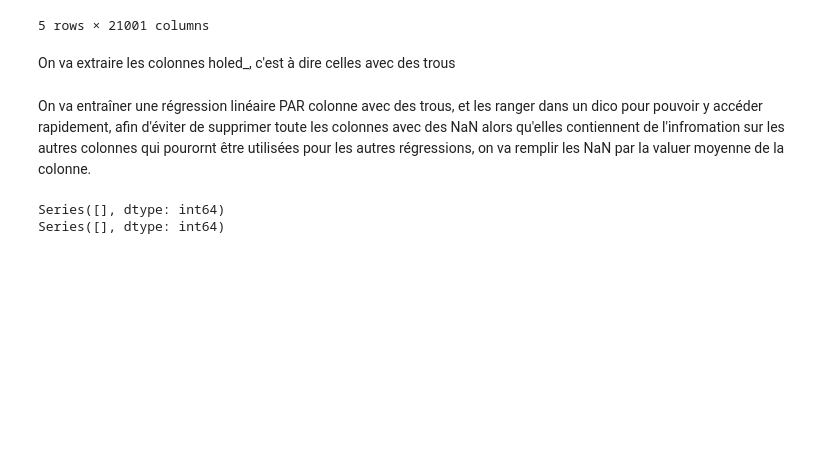
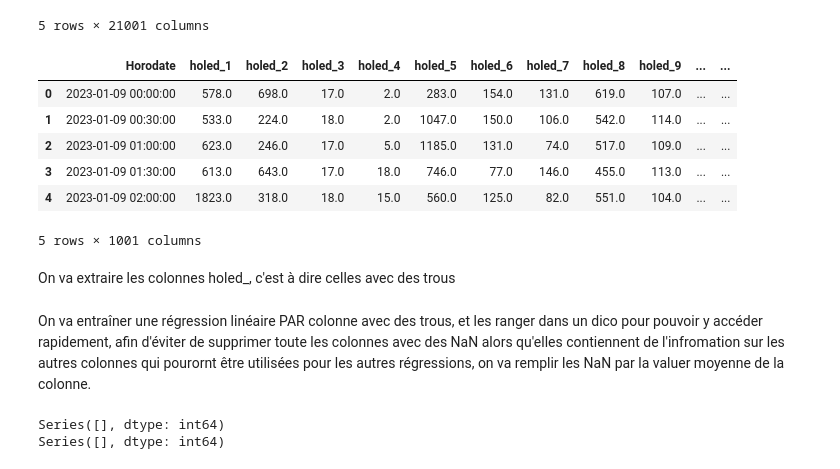
Before and after one commit to Aethoran/toulouseProjectAI, a Jupyter notebook: notebook.ipynb, the cells around one changed output. Drawn from its saved outputs; the diff is of its cells as text; code cells hidden in the pictures; blank space fills up the shorter version.

```diff
--- a/notebook.ipynb
+++ b/notebook.ipynb
@@ -42,6 +45,16 @@ X_train.head()
 | 3 | 2023-01-09 01:30:00 | 315.0 | 0.0 | 348.0 | 84.0 | 574.0 | 152.0 | 267.0 | 15.0 | ... |
 | 4 | 2023-01-09 02:00:00 | 448.0 | 0.0 | 364.0 | 73.0 | 421.0 | 176.0 | 346.0 | 38.0 | ... |
 5 rows × 21001 columns
+# %%
+y_train.head()
+# %% [output]
+|  | Horodate | holed_1 | holed_2 | holed_3 | holed_4 | holed_5 | holed_6 | holed_7 | holed_8 | holed_9 | ... | ... |
+| 0 | 2023-01-09 00:00:00 | 578.0 | 698.0 | 17.0 | 2.0 | 283.0 | 154.0 | 131.0 | 619.0 | 107.0 | ... | ... |
+| 1 | 2023-01-09 00:30:00 | 533.0 | 224.0 | 18.0 | 2.0 | 1047.0 | 150.0 | 106.0 | 542.0 | 114.0 | ... | ... |
+| 2 | 2023-01-09 01:00:00 | 623.0 | 246.0 | 17.0 | 5.0 | 1185.0 | 131.0 | 74.0 | 517.0 | 109.0 | ... | ... |
+| 3 | 2023-01-09 01:30:00 | 613.0 | 643.0 | 17.0 | 18.0 | 746.0 | 77.0 | 146.0 | 455.0 | 113.0 | ... | ... |
+| 4 | 2023-01-09 02:00:00 | 1823.0 | 318.0 | 18.0 | 15.0 | 560.0 | 125.0 | 82.0 | 551.0 | 104.0 | ... | ... |
+5 rows × 1001 columns
 # %% [markdown]
 On va extraire les colonnes holed_, c'est à dire celles avec des trous
 # %%
```
Also changed, not shown: parts of 7 cells of this notebook, 8 other files.
